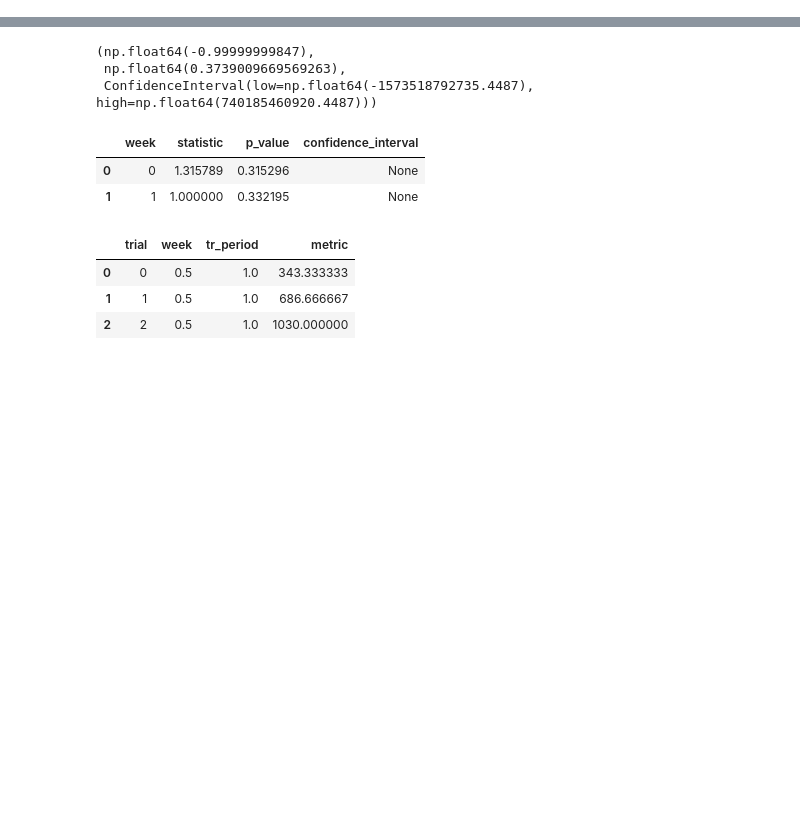
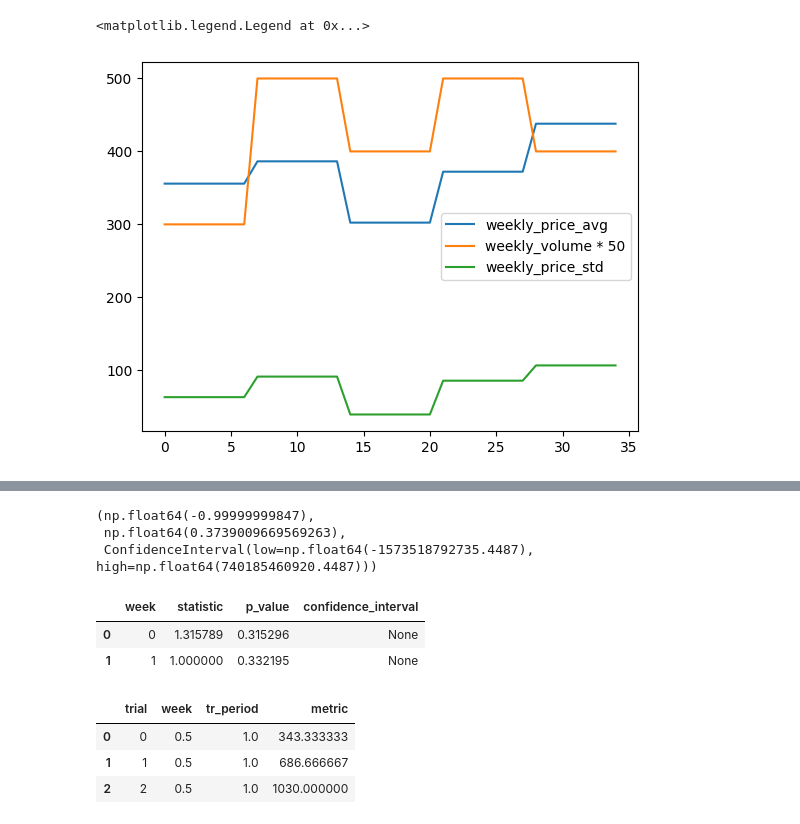
Before and after one commit to Kmccabe/dm_markets, a Jupyter notebook: modules_vCOVID/notebooks/dm_test_small_grid.ipynb, the cells around one changed output, grey strips where cells are left out. Saved outputs shown, nothing was run; the diff lists cells and outputs as text; code cells hidden in the pictures; blank space fills up the shorter version.

```diff
--- a/modules_vCOVID/notebooks/dm_test_small_grid.ipynb
+++ b/modules_vCOVID/notebooks/dm_test_small_grid.ipynb
@@ -1400,0 +1626,6 @@ Name: contracts, Length: 350, dtype: object
+# %%
+s1_pr = add_average_price(s1_p)
+s2_pr = add_average_price(s2_p)
+# %%
+s1_pr = trim_initial_locations(s1_pr)
+len(s1_pr)
@@ -1400,0 +1634,3 @@ Name: contracts, Length: 350, dtype: object
+# %%
+s1_pw = add_week_prices(s1_pr)
+# TODO turn all values inside the dataframe to tuples and not lists to allow for hashability, increase processing speed (significantly at larger sizes)
@@ -1400,0 +1671,8 @@ Name: contracts, Length: 350, dtype: object
+# %%
+plt.plot(s1_pw[s1_pw['trial']==0]['week_price_avg'], label="week_price_avg")
+plt.plot(s1_pw[s1_pw['trial']==0]['week_volume']*50, label="week_volume * 50")
+plt.plot(s1_pw[s1_pw['trial']==0]['week_price_std'], label="week_price_std")
+plt.legend()
+# %% [output]
+<matplotlib.legend.Legend at 0x...>
+[figure, added]
```
Also changed, not shown: parts of 25 cells of this notebook, 3 other files.
